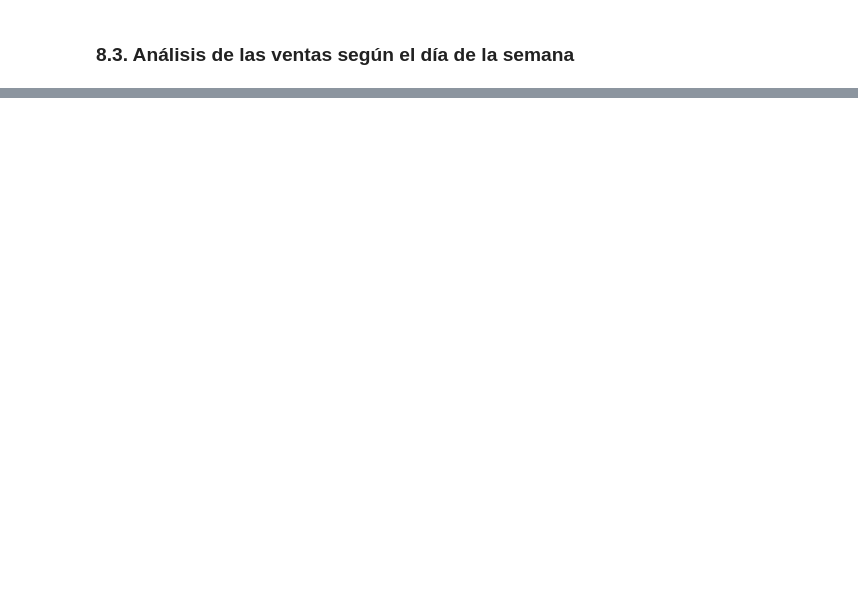
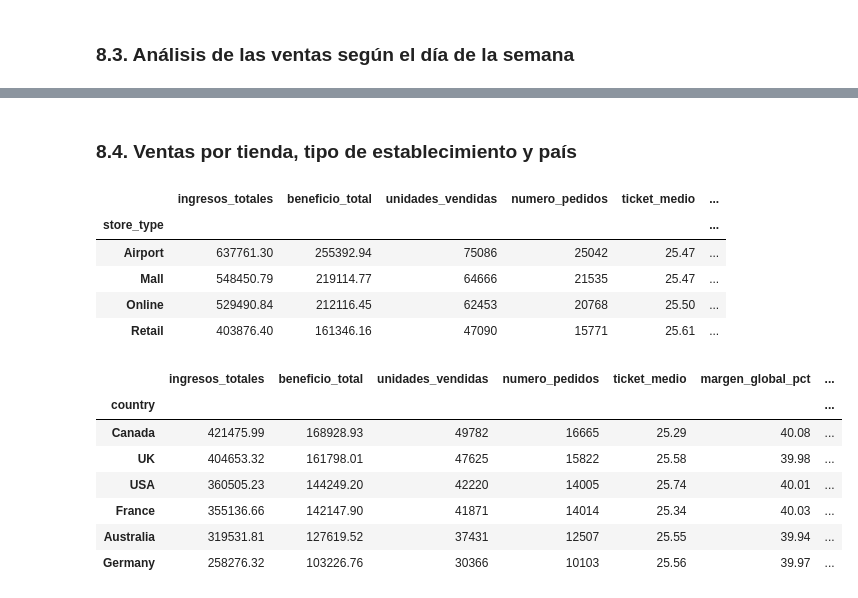
Before and after one commit to SofiaConsoli/Proyecto_Final_Data_and_Analytics, a Jupyter notebook: notebooks/proyecto_final_EDA_python.ipynb, the cells around one changed output, grey strips where cells are left out. Drawn from its saved outputs; the diff is of its cells as text; code cells hidden in the pictures; blank space fills up the shorter version.

```diff
--- a/notebooks/proyecto_final_EDA_python.ipynb
+++ b/notebooks/proyecto_final_EDA_python.ipynb
@@ -731,0 +757,30 @@ variacion_pct = (
+# %% [markdown]
+### 8.4. Ventas por tienda, tipo de establecimiento y país
+# %%
+def resumen_tiendas(columna):
+    """KPIs por tipo de tienda o por país, incluyendo el ingreso por tienda."""
+    resumen = resumen_kpis(eda_df, columna)
+    resumen["n_tiendas"] = eda_df.groupby(columna)["store_id"].nunique()
+    resumen["ingreso_por_tienda"] = resumen["ingresos_totales"] / resumen["n_tiendas"]
+    return resumen.sort_values("ingresos_totales", ascending=False)
+
+por_tipo = resumen_tiendas("store_type")
+por_pais = resumen_tiendas("country")
+
+display(por_tipo.round(2))
+display(por_pais.round(2))
+# %% [output]
+|  | ingresos_totales | beneficio_total | unidades_vendidas | numero_pedidos | ticket_medio | ... |
+| store_type |  |  |  |  |  | ... |
+| Airport | 637761.30 | 255392.94 | 75086 | 25042 | 25.47 | ... |
+| Mall | 548450.79 | 219114.77 | 64666 | 21535 | 25.47 | ... |
+| Online | 529490.84 | 212116.45 | 62453 | 20768 | 25.50 | ... |
+| Retail | 403876.40 | 161346.16 | 47090 | 15771 | 25.61 | ... |
+|  | ingresos_totales | beneficio_total | unidades_vendidas | numero_pedidos | ticket_medio | margen_global_pct | ... |
+| country |  |  |  |  |  |  | ... |
+| Canada | 421475.99 | 168928.93 | 49782 | 16665 | 25.29 | 40.08 | ... |
+| UK | 404653.32 | 161798.01 | 47625 | 15822 | 25.58 | 39.98 | ... |
+| USA | 360505.23 | 144249.20 | 42220 | 14005 | 25.74 | 40.01 | ... |
+| France | 355136.66 | 142147.90 | 41871 | 14014 | 25.34 | 40.03 | ... |
+| Australia | 319531.81 | 127619.52 | 37431 | 12507 | 25.55 | 39.94 | ... |
+| Germany | 258276.32 | 103226.76 | 30366 | 10103 | 25.56 | 39.97 | ... |
```
Also changed, not shown: parts of 17 cells of this notebook.
